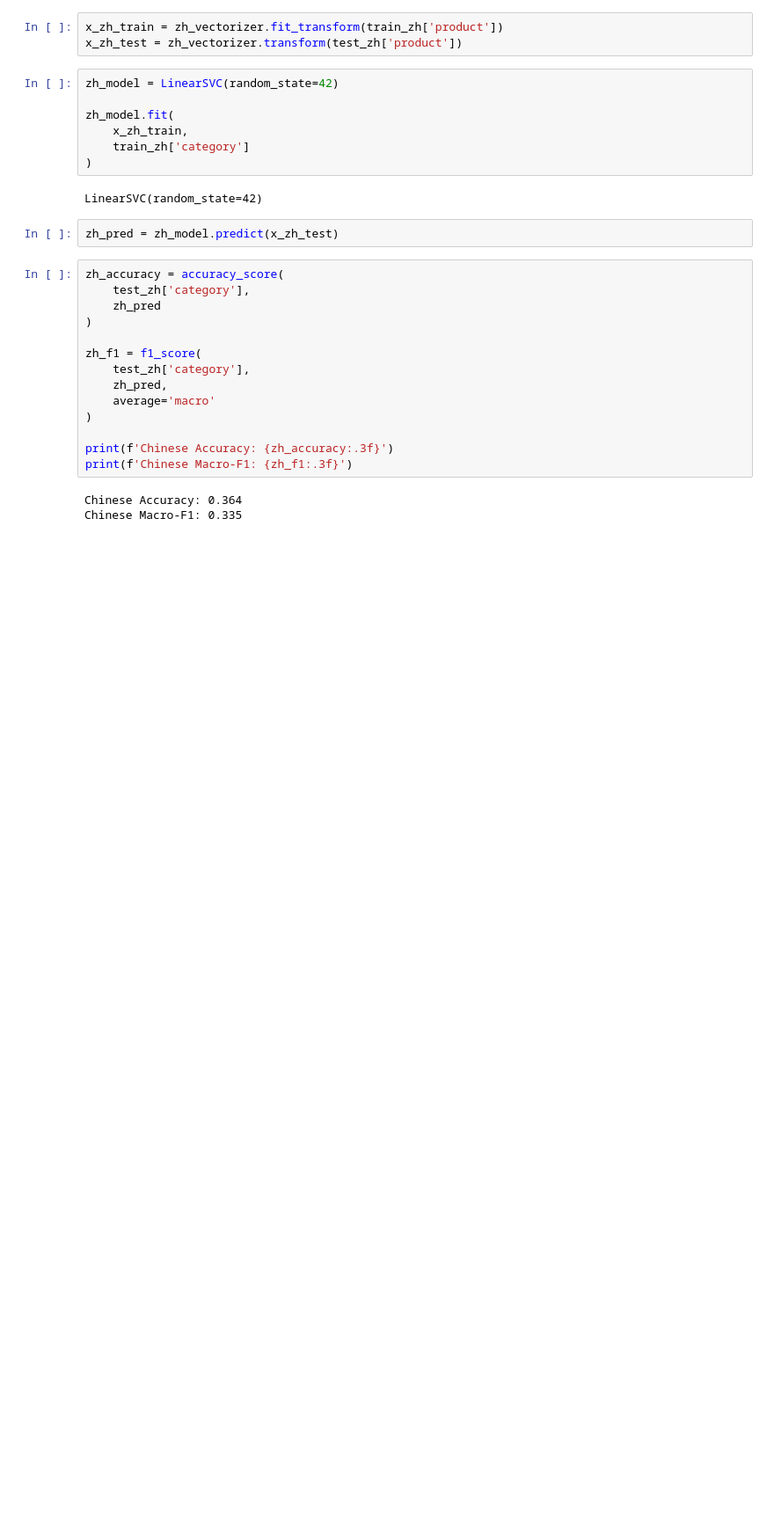
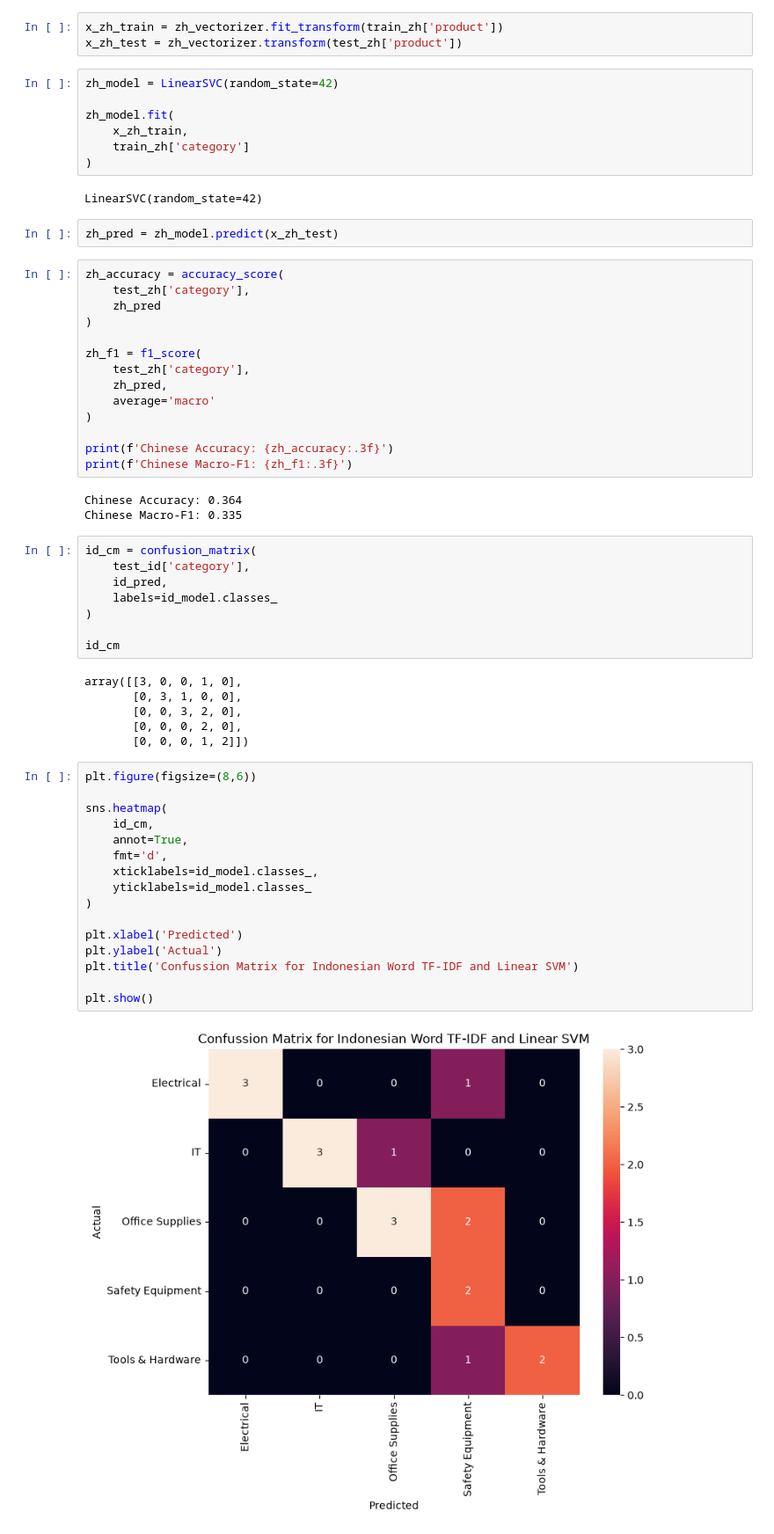
Before and after one commit to annisatzky-tech/chinese-indonesian-product-classification, a Jupyter notebook: notebooks/02_baseline_model.ipynb, the cells around one changed output. Shown at 88% size. Drawn from its saved outputs; the diff is of its cells as text; blank space fills up the shorter version.

```diff
--- a/notebooks/02_baseline_model.ipynb
+++ b/notebooks/02_baseline_model.ipynb
@@ -624,3 +624,35 @@ print(f'Chinese Macro-F1: {zh_f1:.3f}')
 # %% [output]
 Chinese Accuracy: 0.364
 Chinese Macro-F1: 0.335
+# %%
+id_cm = confusion_matrix(
+    test_id['category'],
+    id_pred,
+    labels=id_model.classes_
+)
+
+id_cm
+# %% [output]
+array([[3, 0, 0, 1, 0],
+       [0, 3, 1, 0, 0],
+       [0, 0, 3, 2, 0],
+       [0, 0, 0, 2, 0],
+       [0, 0, 0, 1, 2]])
+# %%
+plt.figure(figsize=(8,6))
+
+sns.heatmap(
+    id_cm,
+    annot=True,
+    fmt='d',
+    xticklabels=id_model.classes_,
+    yticklabels=id_model.classes_
+)
+
+plt.xlabel('Predicted')
+plt.ylabel('Actual')
+plt.title('Confussion Matrix for Indonesian Word TF-IDF and Linear SVM')
+
+plt.show()
+# %% [output]
+[figure, added]
```
Also changed, not shown: parts of 3 cells of this notebook.
